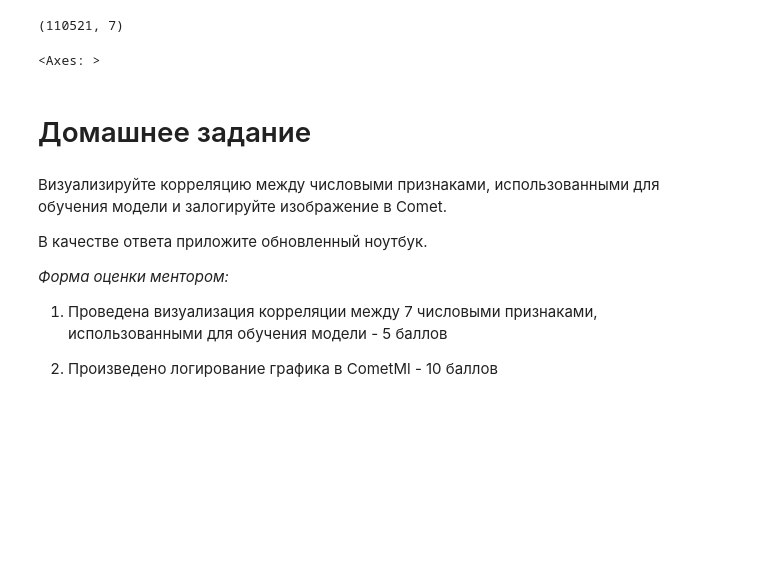
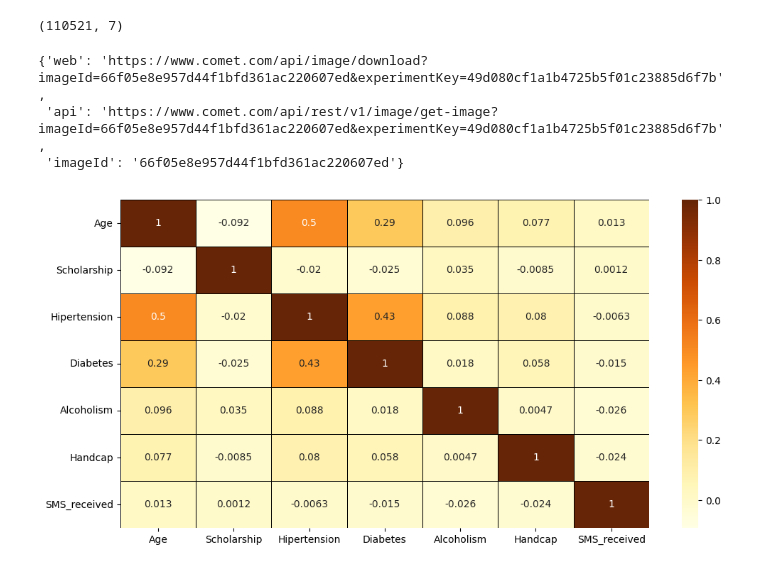
Before and after one commit to Serstefs/sfds, a Jupyter notebook: DS/EDA-5. Проектирование экспериментов/Comet_ML.ipynb, the cells around one changed output. Saved outputs shown, nothing was run; the diff lists cells and outputs as text; code cells hidden in the pictures; blank space fills up the shorter version.

```diff
--- a/DS/EDA-5. Проектирование экспериментов/Comet_ML.ipynb
+++ b/DS/EDA-5. Проектирование экспериментов/Comet_ML.ipynb
@@ -277,8 +292,19 @@ number_feature.shape
 (110521, 7)
 # %%
 # посмотрим на корреляцию выделенных числовых признаков
-sns.heatmap(number_feature,
+# настроим размер
+fig, ax = plt.subplots(figsize=(12, 6))
+
+sns.heatmap(number_feature.corr(),
             annot=True,
+            fmt='.2g',
+            cmap= 'YlOrBr',
+            linewidths=0.5,
+            linecolor='black',
             )
+experiment.log_figure() #сохраняем график в comet
 # %% [output]
-<Axes: >
+{'web': 'https://www.comet.com/api/image/download?imageId=66f05e8e957d44f1bfd361ac220607ed&experimentKey=49d080cf1a1b4725b5f01c23885d6f7b',
+ 'api': 'https://www.comet.com/api/rest/v1/image/get-image?imageId=66f05e8e957d44f1bfd361ac220607ed&experimentKey=49d080cf1a1b4725b5f01c23885d6f7b',
+ 'imageId': '66f05e8e957d44f1bfd361ac220607ed'}
+[figure, added]
@@ -287,12 +310,0 @@ sns.heatmap(number_feature,
-# %% [markdown]
-# Домашнее задание
-# %% [markdown]
-Визуализируйте корреляцию между числовыми признаками, использованными для обучения модели и залогируйте изображение в Comet.
-
-В качестве ответа приложите обновленный ноутбук.
-
-*Форма оценки ментором:*
-
-1) Проведена визуализация корреляции между 7 числовыми признаками, использованными для обучения модели - 5 баллов
-
-2) Произведено логирование графика в CometMl - 10 баллов
```
Also changed, not shown: parts of 5 cells of this notebook.
